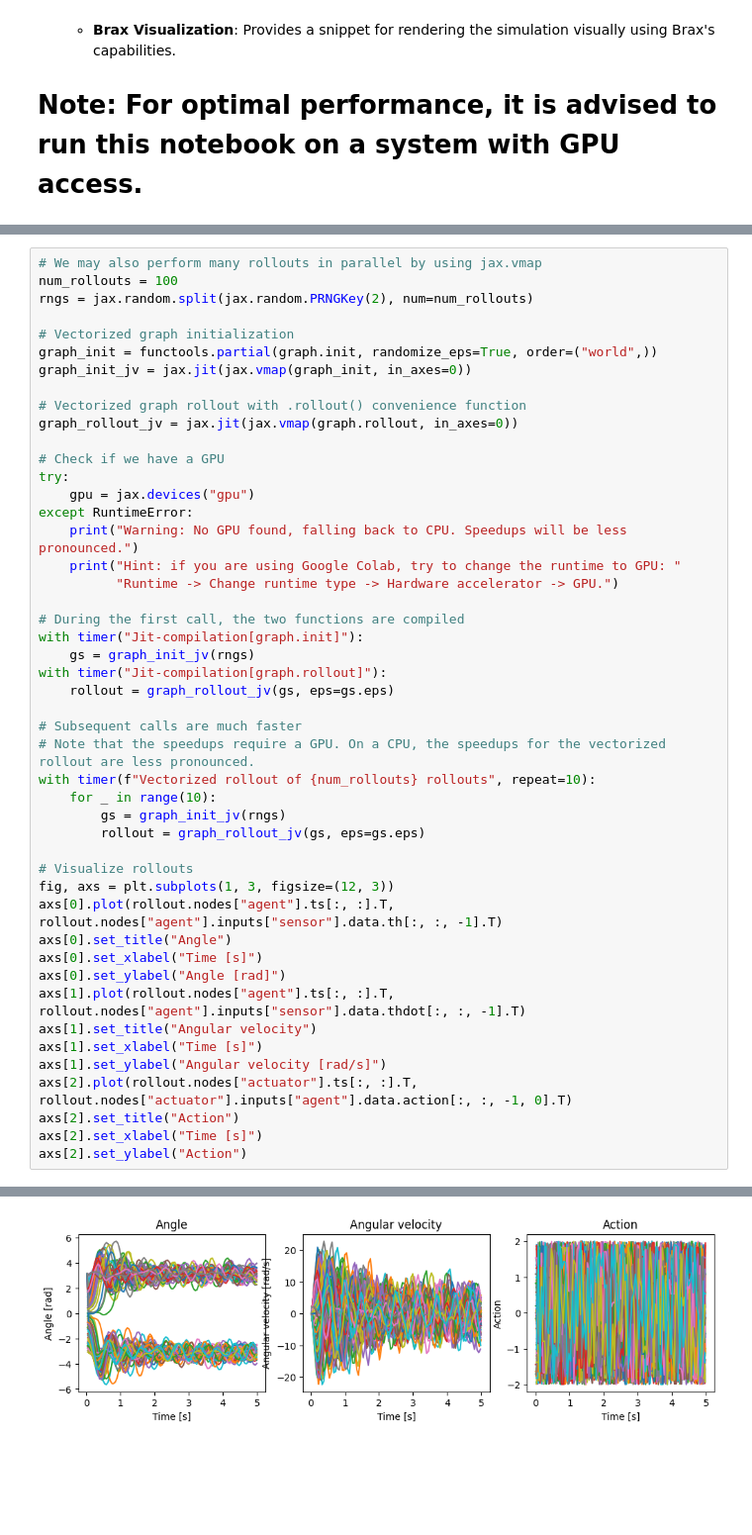
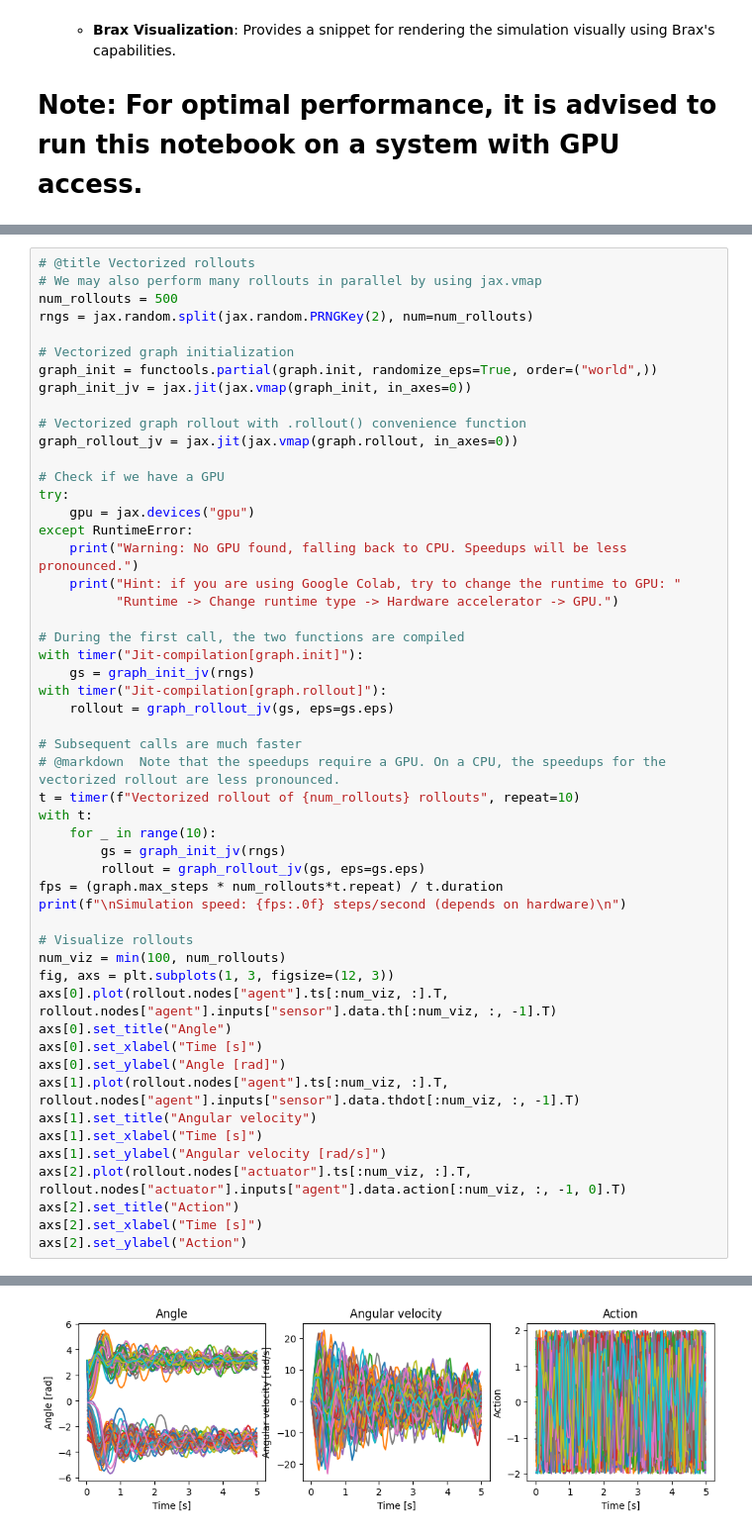
Before and after one commit to bheijden/supergraph, a Jupyter notebook: notebooks/compiler.ipynb, the cells around one changed output, grey strips where cells are left out. Shown at 99% size. Drawn from its saved outputs; the diff is of its cells as text; blank space fills up the shorter version.

```diff
--- a/notebooks/compiler.ipynb
+++ b/notebooks/compiler.ipynb
@@ -247,8 +266,9 @@ pbar.close()
 # In such cases, comment-out all but one HTML(pendulum.render(rollout))
 # HTML(pendulum.render(rollout))
 # %%
+# @title Vectorized rollouts
 # We may also perform many rollouts in parallel by using jax.vmap
-num_rollouts = 100
+num_rollouts = 500
 rngs = jax.random.split(jax.random.PRNGKey(2), num=num_rollouts)
 
 # Vectorized graph initialization
@@ -273,23 +293,27 @@ with timer("Jit-compilation[graph.rollout]"):
     rollout = graph_rollout_jv(gs, eps=gs.eps)
 
 # Subsequent calls are much faster
-# Note that the speedups require a GPU. On a CPU, the speedups for the vectorized rollout are less pronounced.
-with timer(f"Vectorized rollout of {num_rollouts} rollouts", repeat=10):
+# @markdown  Note that the speedups require a GPU. On a CPU, the speedups for the vectorized rollout are less pronounced.
+t = timer(f"Vectorized rollout of {num_rollouts} rollouts", repeat=10)
+with t:
     for _ in range(10):
         gs = graph_init_jv(rngs)
         rollout = graph_rollout_jv(gs, eps=gs.eps)
+fps = (graph.max_steps * num_rollouts*t.repeat) / t.duration
+print(f"\nSimulation speed: {fps:.0f} steps/second (depends on hardware)\n")
 
 # Visualize rollouts
+num_viz = min(100, num_rollouts)
 fig, axs = plt.subplots(1, 3, figsize=(12, 3))
-axs[0].plot(rollout.nodes["agent"].ts[:, :].T, rollout.nodes["agent"].inputs["sensor"].data.th[:, :, -1].T)
+axs[0].plot(rollout.nodes["agent"].ts[:num_viz, :].T, rollout.nodes["agent"].inputs["sensor"].data.th[:num_viz, :, -1].T)
 axs[0].set_title("Angle")
 axs[0].set_xlabel("Time [s]")
 axs[0].set_ylabel("Angle [rad]")
-axs[1].plot(rollout.nodes["agent"].ts[:, :].T, rollout.nodes["agent"].inputs["sensor"].data.thdot[:, :, -1].T)
+axs[1].plot(rollout.nodes["agent"].ts[:num_viz, :].T, rollout.nodes["agent"].inputs["sensor"].data.thdot[:num_viz, :, -1].T)
 axs[1].set_title("Angular velocity")
 axs[1].set_xlabel("Time [s]")
 axs[1].set_ylabel("Angular velocity [rad/s]")
-axs[2].plot(rollout.nodes["actuator"].ts[:, :].T, rollout.nodes["actuator"].inputs["agent"].data.action[:, :, -1, 0].T)
+axs[2].plot(rollout.nodes["actuator"].ts[:num_viz, :].T, rollout.nodes["actuator"].inputs["agent"].data.action[:num_viz, :, -1, 0].T)
 axs[2].set_title("Action")
 axs[2].set_xlabel("Time [s]")
 axs[2].set_ylabel("Action")
@@ -300,3 +326,3 @@ Vectorized rollout of 100 rollouts | Elapsed: 0.0645 sec (x10 repeats = 0.6450 s
 Text(0, 0.5, 'Action')
-[figure, old version]
+[figure, new version]
 # %%
```
Also changed, not shown: parts of 16 cells of this notebook, 1 other file.
